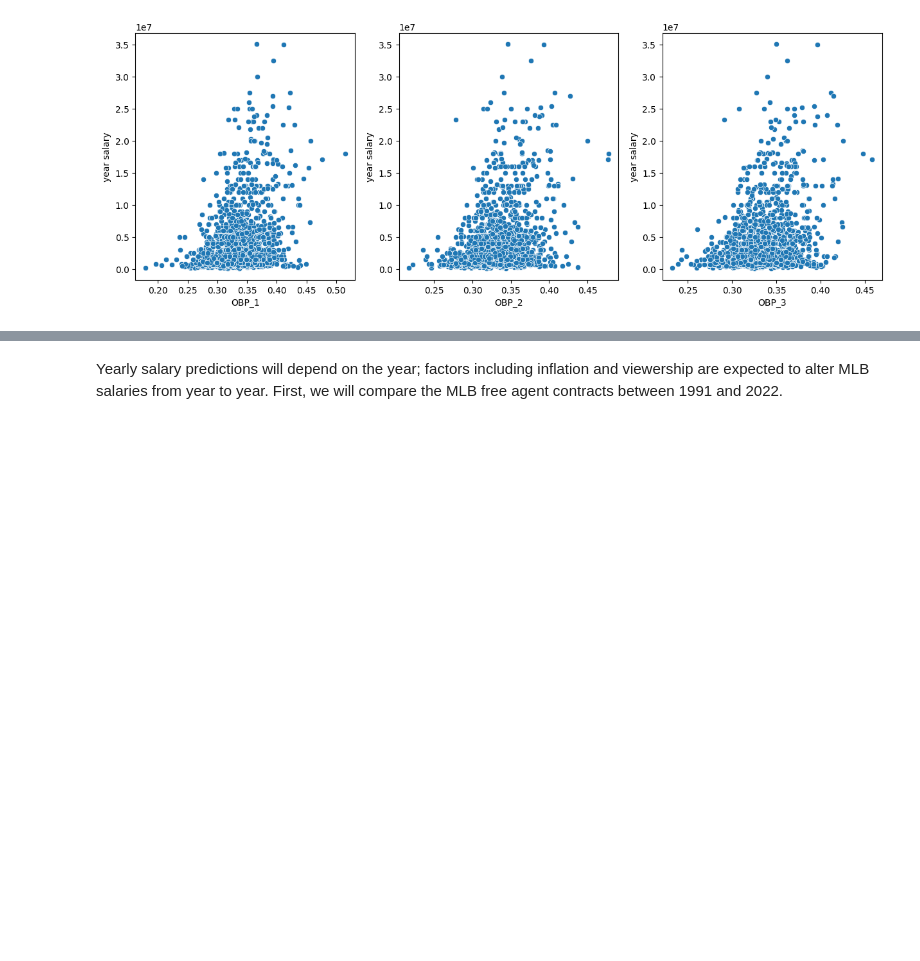
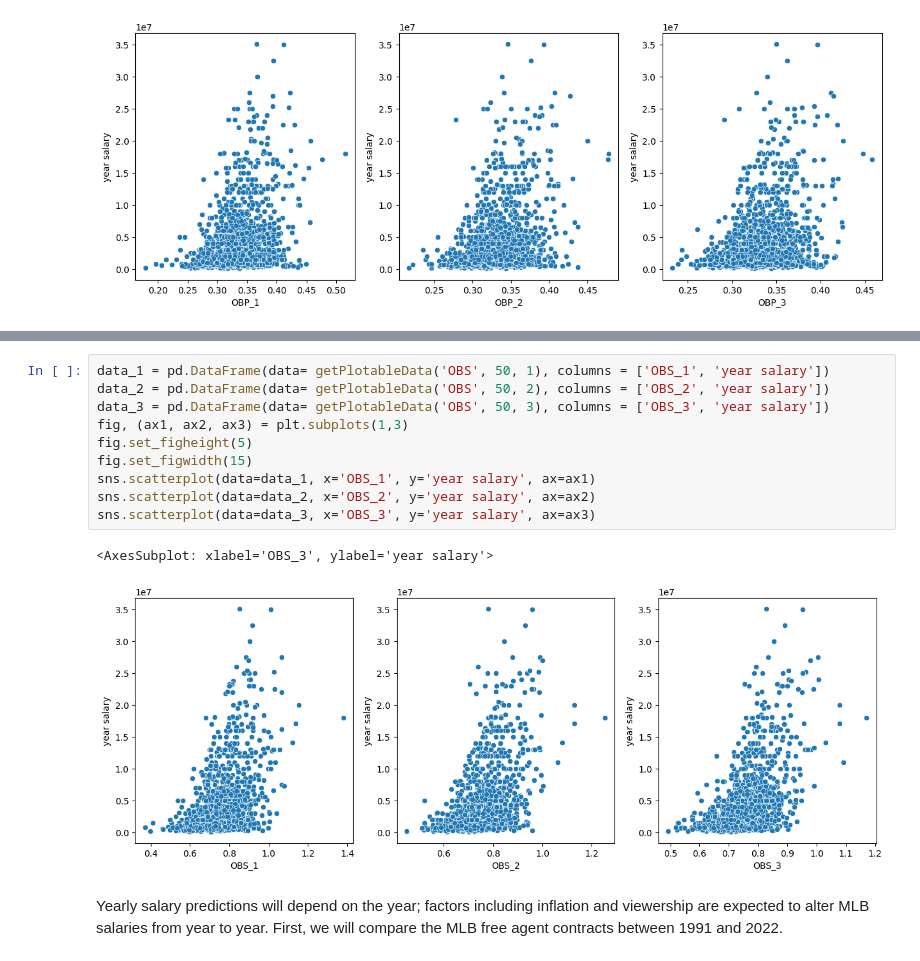
Before and after one commit to leo3friedman/baseball-salary-prediction, a Jupyter notebook: EDACheckpointGroup_042-Fa22.ipynb, the cells around one changed output, grey strips where cells are left out. Drawn from its saved outputs; the diff is of its cells as text; blank space fills up the shorter version.

```diff
--- a/EDACheckpointGroup_042-Fa22.ipynb
+++ b/EDACheckpointGroup_042-Fa22.ipynb
@@ -412,3 +425,16 @@ sns.scatterplot(data=data_3, x='OBP_3', y='year salary', ax=ax3)
+# %%
+data_1 = pd.DataFrame(data= getPlotableData('OBS', 50, 1), columns = ['OBS_1', 'year salary'])
+data_2 = pd.DataFrame(data= getPlotableData('OBS', 50, 2), columns = ['OBS_2', 'year salary'])
+data_3 = pd.DataFrame(data= getPlotableData('OBS', 50, 3), columns = ['OBS_3', 'year salary'])
+fig, (ax1, ax2, ax3) = plt.subplots(1,3)
+fig.set_figheight(5)
+fig.set_figwidth(15)
+sns.scatterplot(data=data_1, x='OBS_1', y='year salary', ax=ax1)
+sns.scatterplot(data=data_2, x='OBS_2', y='year salary', ax=ax2)
+sns.scatterplot(data=data_3, x='OBS_3', y='year salary', ax=ax3)
+# %% [output]
+<AxesSubplot: xlabel='OBS_3', ylabel='year salary'>
+[figure, added]
 # %% [markdown]
 Yearly salary predictions will depend on the year; factors including inflation and viewership are expected to alter MLB salaries from year to year. First, we will compare the MLB free agent contracts between 1991 and 2022.
 # %%
```
Also changed, not shown: parts of 3 cells of this notebook.
